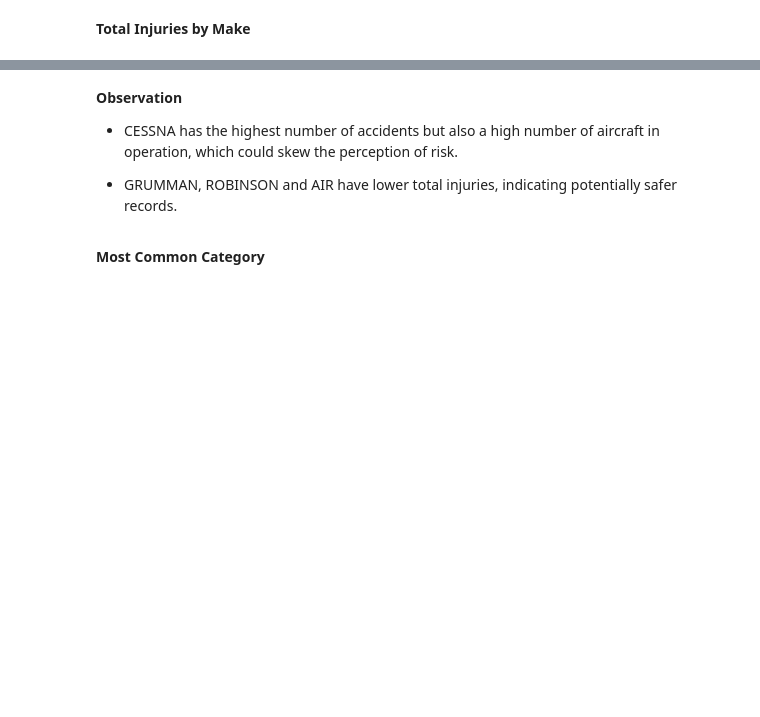
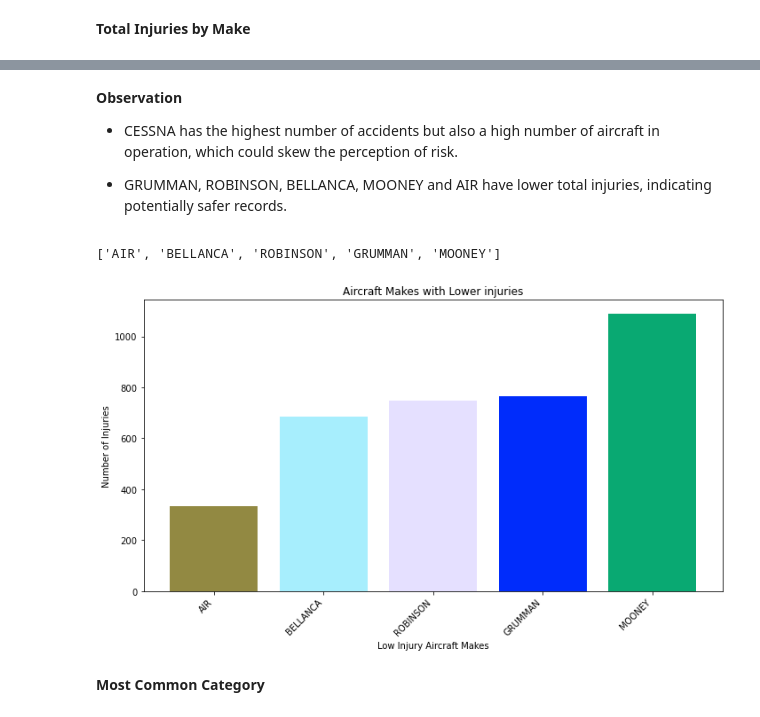
Before and after one commit to FranciscarNdanu/PHASE-1-PROJECT, a Jupyter notebook: Phase_1_Project.ipynb, the cells around one changed output, grey strips where cells are left out. Saved outputs shown, nothing was run; the diff lists cells and outputs as text; code cells hidden in the pictures; blank space fills up the shorter version.

```diff
--- a/Phase_1_Project.ipynb
+++ b/Phase_1_Project.ipynb
@@ -391,7 +655,7 @@ plt.show()
 injuries_by_make = filtered_Aviation_data_df.groupby('Make')['Total.Injuries'].sum()
 
 # Filter the df to inlcude only the aircraft makes present in top_10_makes_list
-filtered_injuries = injuries_by_make[top_10_makes_list]
+filtered_injuries = injuries_by_make[top_10_makes_list].sort_values()
 
 # Print the filtered dataframe
 filtered_injuries
@@ -420,7 +699,37 @@ plt.show()
 **Observation**
 * CESSNA has the highest number of accidents but also a high number of aircraft in operation, which could skew the perception of risk.
 
-* GRUMMAN, ROBINSON and AIR have lower total injuries, indicating potentially safer records.
+* GRUMMAN, ROBINSON, BELLANCA, MOONEY and AIR have lower total injuries, indicating potentially safer records.
+# %%
+# Top 5 aircraft makes with lower injuries
+aircraft_makes = filtered_injuries.index.tolist()[:5]
+low_injury_makes=filtered_injuries.sort_values()[0:5]
+low_injury_makes
+aircraft_makes
+# %% [output]
+['AIR', 'BELLANCA', 'ROBINSON', 'GRUMMAN', 'MOONEY']
+# %%
+# Plot the figure
+fig, ax=plt.subplots(figsize=(10,6))
+
+# Bar plot
+ax.bar(aircraft_makes,low_injury_makes, color=colors)
+
+# Set the x-axis label and title
+ax.set_xlabel('Low Injury Aircraft Makes')
+ax.set_ylabel('Number of Injuries')
+ax.set_title('Aircraft Makes with Lower injuries')
+
+# Rotating the x-axis labels for readability
+plt.xticks(rotation=45, ha='right')
+
+# Adjust the layout
+fig.tight_layout()
+
+#Show the plot
+plt.show()
+# %% [output]
+[figure, added]
 # %% [markdown]
 **Most Common Category**
 # %%
```
Also changed, not shown: parts of 50 cells of this notebook, 12 other files.
